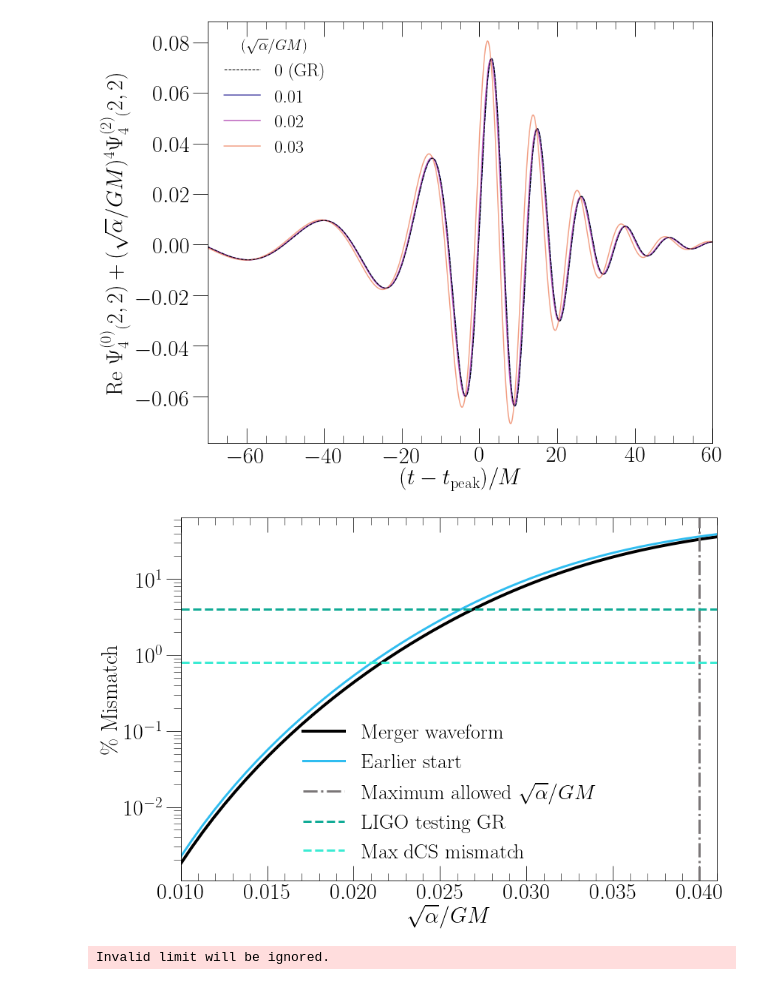
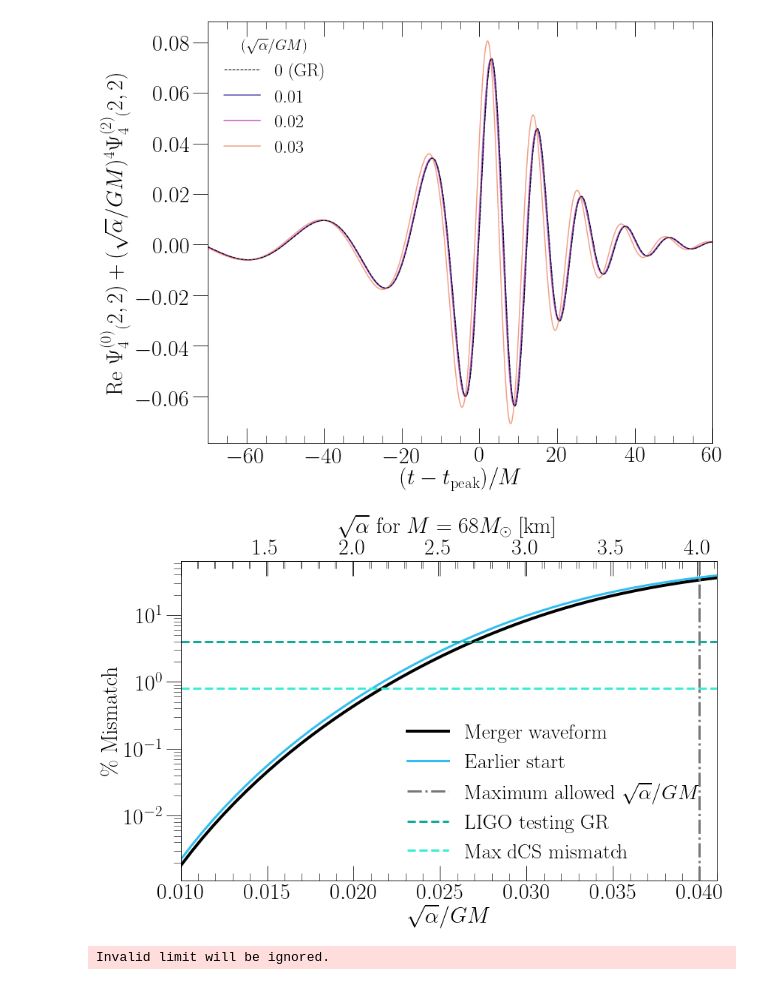
Before and after one commit to mariaokounkova/EDGB, a Jupyter notebook: GW150914/EDGB_GW.ipynb, the cells around one changed output. Cells and saved outputs as stored; diff of their text form; code cells hidden in the pictures.

Commit message:
EDGB_GW: Added secondary axis for mismatch

```diff
--- a/GW150914/EDGB_GW.ipynb
+++ b/GW150914/EDGB_GW.ipynb
@@ -665,35 +665,49 @@ def OverlapParameters():
 
     a_start = 0.01
     a_end = 0.041
     sqrt_alpha_arr = np.linspace(a_start, a_end, 50)
     mismatch_arr = [Overlap(a, start=2100) for a in sqrt_alpha_arr]
     ax.plot(sqrt_alpha_arr, mismatch_arr, color='black', lw=4.0, label='Merger waveform')
 
     mismatch_arr = [Overlap(a, start=2075) for a in sqrt_alpha_arr]
     ax.plot(sqrt_alpha_arr, mismatch_arr, color='#30bdf0', lw=3.0, label='Earlier start')
 
     ax.axvline(0.04, ls='-.', lw=3.0, color='#7a7677', label=r'Maximum allowed $\sqrt{\alpha}/GM$')
     ax.axhline(4.0, ls='--', lw=3.0, color='#11ab96', label='LIGO testing GR')
     ax.axhline(0.8, ls='--', lw=3.0, color='#3bebd3', label='Max dCS mismatch')
 
 
-    legend = ax.legend(fontsize=28, loc='lower center', frameon=False, framealpha = 1.0, ncol=1)
+    legend = ax.legend(fontsize=28, loc='best', frameon=False, framealpha = 1.0, ncol=1)
     ax.set_yscale('log')
     ax.set_xlabel(r'$\sqrt{\alpha}/GM$', fontsize=30)
     ax.set_ylabel(r'\% Mismatch', fontsize=30)
 
 
     ax.set_xlim(a_start, a_end)
+
+    ## Now make the axis in terms of km
+
+    def forward(sqrt_alpha):
+        ## G * 68 solar masses / c^2 to km
+        return sqrt_alpha * 100.4 ## factor in km for 68 solar masses
+
+    def inverse(x):
+        return x / 100.4
+
+    ## Add constraint label in terms of km
+    secax = ax.secondary_xaxis('top', functions=(forward, inverse))
+    secax.set_xlabel(r'$\sqrt{\alpha}$ for $M = 68 M_\odot$ [km]', fontsize=30)
+
     #ax.set_ylim(0.0, 0.5)
     plt.tight_layout()
     plt.savefig(figname + '.pdf')
     plt.show()
 
 OverlapParameters()
 #for a in np.linspace(0.015, 0.03, 10):
 #    Overlap(a)
 # %% [output]
-[figure, old version]
+[figure, new version]
 # %%
 ## QNM perturbation theory results
 
```
